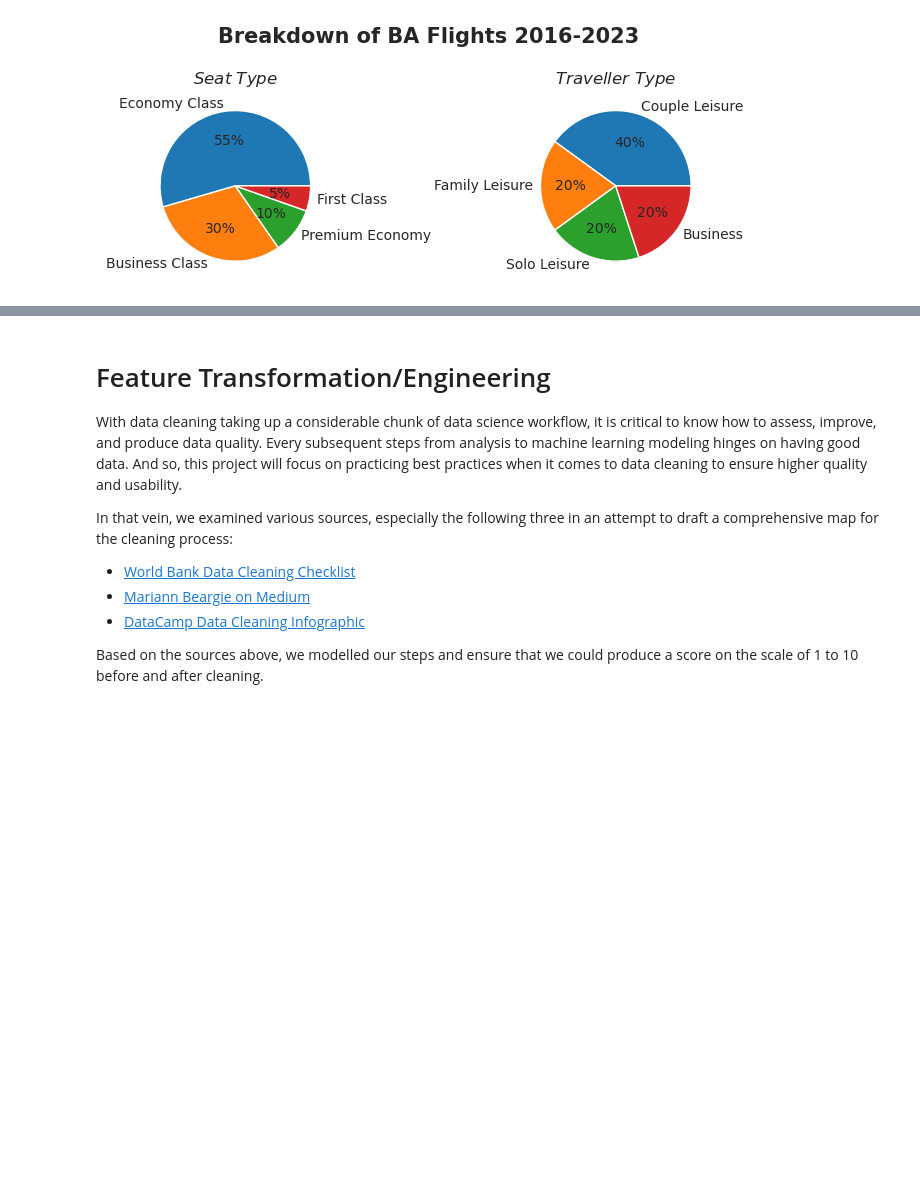
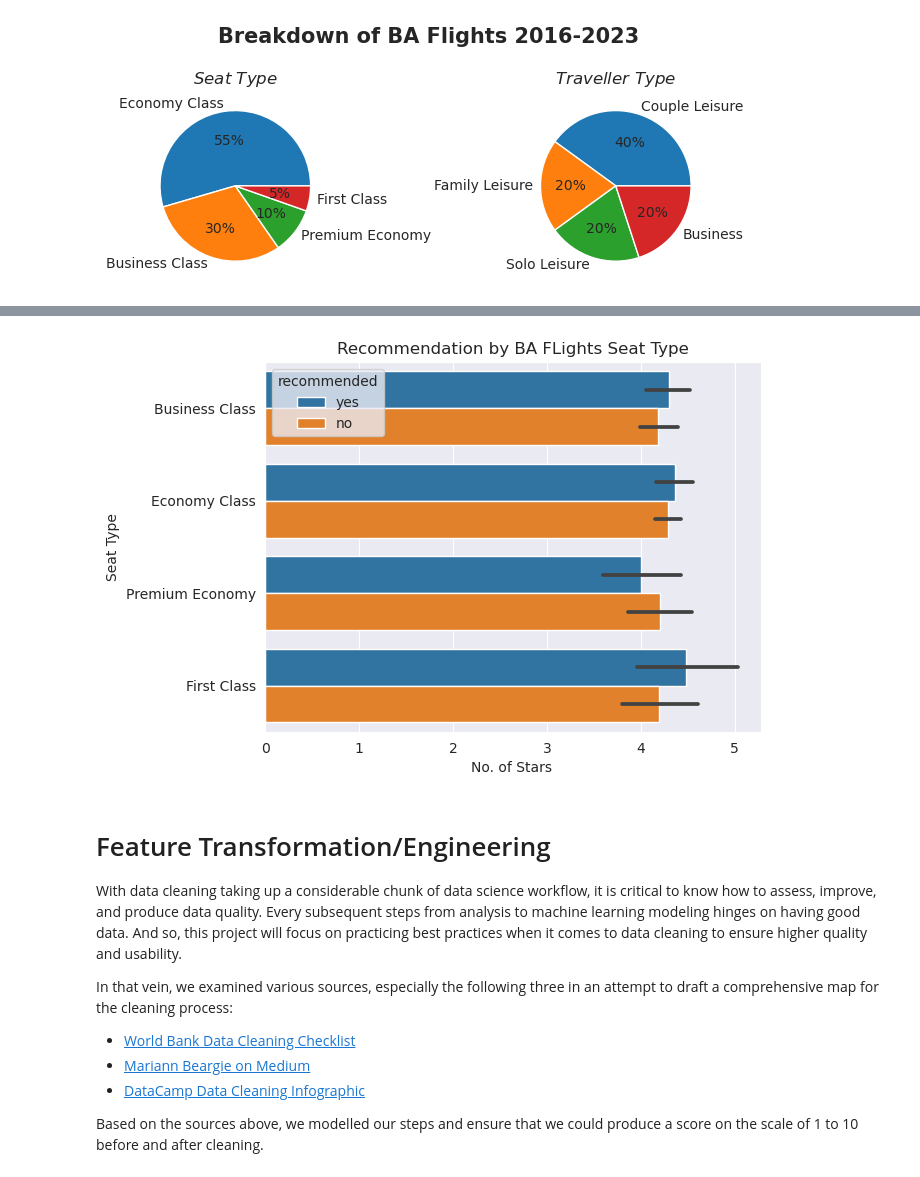
Before and after one commit to aorsot1/data_science_practice_projects, a Jupyter notebook: full_stack_data_science_ba_flights_reviews.ipynb, the cells around one changed output, grey strips where cells are left out. Saved outputs shown, nothing was run; the diff lists cells and outputs as text; code cells hidden in the pictures; blank space fills up the shorter version.

Commit message:
Kaggle Notebook | Full Stack Data Science - BA Flight Reviews | Version 17

```diff
--- a/full_stack_data_science_ba_flights_reviews.ipynb
+++ b/full_stack_data_science_ba_flights_reviews.ipynb
@@ -33,9 +38,13 @@ from sklearn.linear_model import LinearRegression as reg_lin        # Simple Reg
 # %%
 ## Importing the dataset
-paths = []
+paths = {}
 for dirname, _, filenames in os.walk('/kaggle/input'):
     for filename in filenames:
-        paths.append(os.path.join(dirname, filename))
+        file_path = os.path.join(dirname, filename)
+        if file_path.endswith("csv"):
+            paths["csv"] = file_path
+        else:
+            paths[file_path.split('.')[1]] = file_path
 
 paths
 # %% [output]
@@ -44,7 +54,7 @@ paths
 # Overview
 # %%
 # Snapshot of the first 5 rows
-df = pd.read_csv(paths[0])
+df = pd.read_csv(paths['csv'])
 df.head()
 # %% [output]
 |  | reviews | date | country | seat_type | recommended | stars | route | type_of_traveller |
@@ -172,3 +190,18 @@ plt.show()
+# %%
+# Assess recommendation based on No. of stars given and seat type
+sns.barplot(
+    data = df,
+    x='stars',
+    y='seat_type',
+    hue ='recommended',
+    orient='h')
+
+plt.title('Recommendation by BA FLights Seat Type')
+plt.xlabel('No. of Stars ')
+plt.ylabel('Seat Type')
+plt.show()
+# %% [output]
+[figure, added]
 # %% [markdown]
 # Feature Transformation/Engineering
 
```
Also changed, not shown: parts of 21 cells of this notebook.
